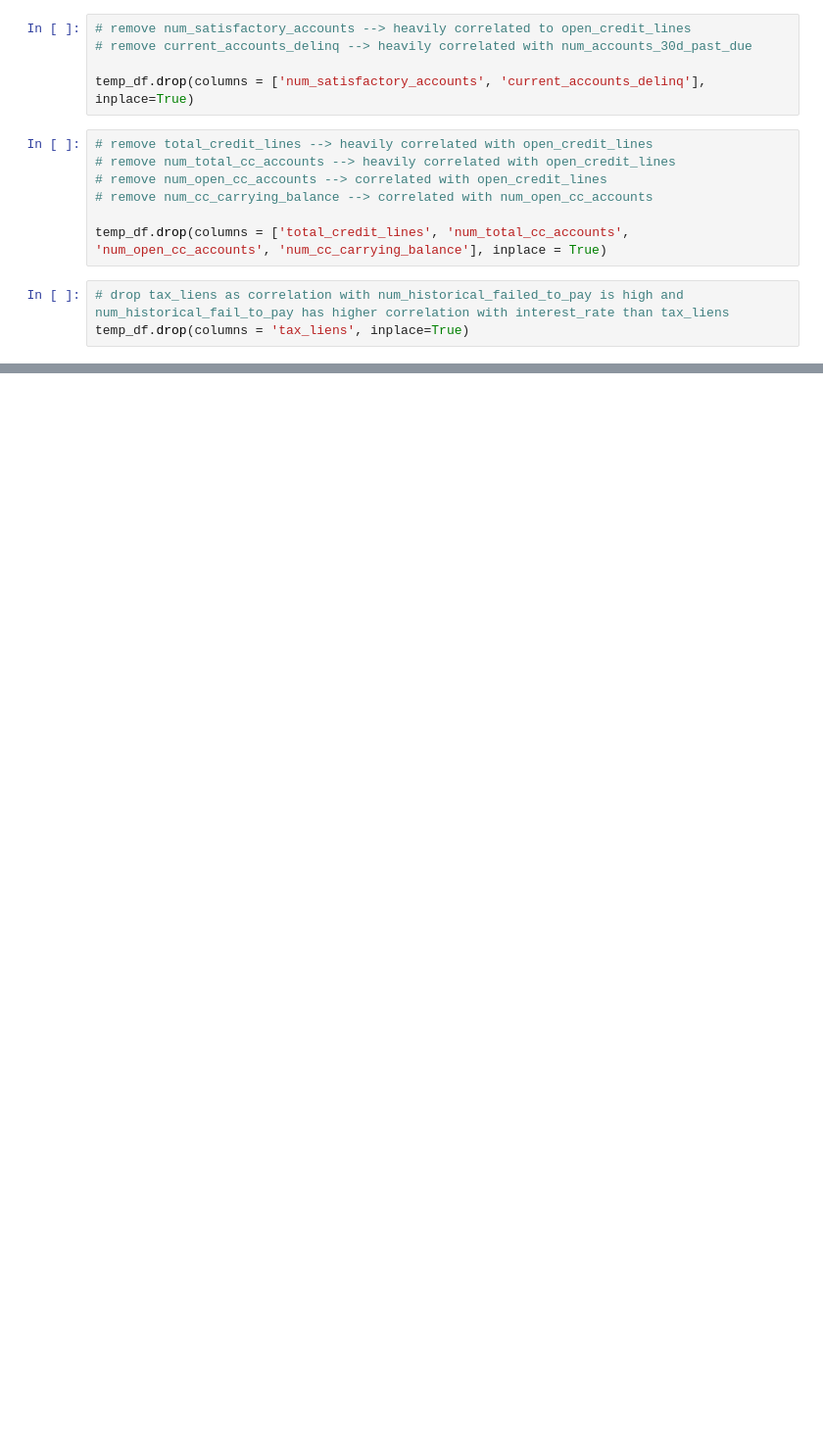
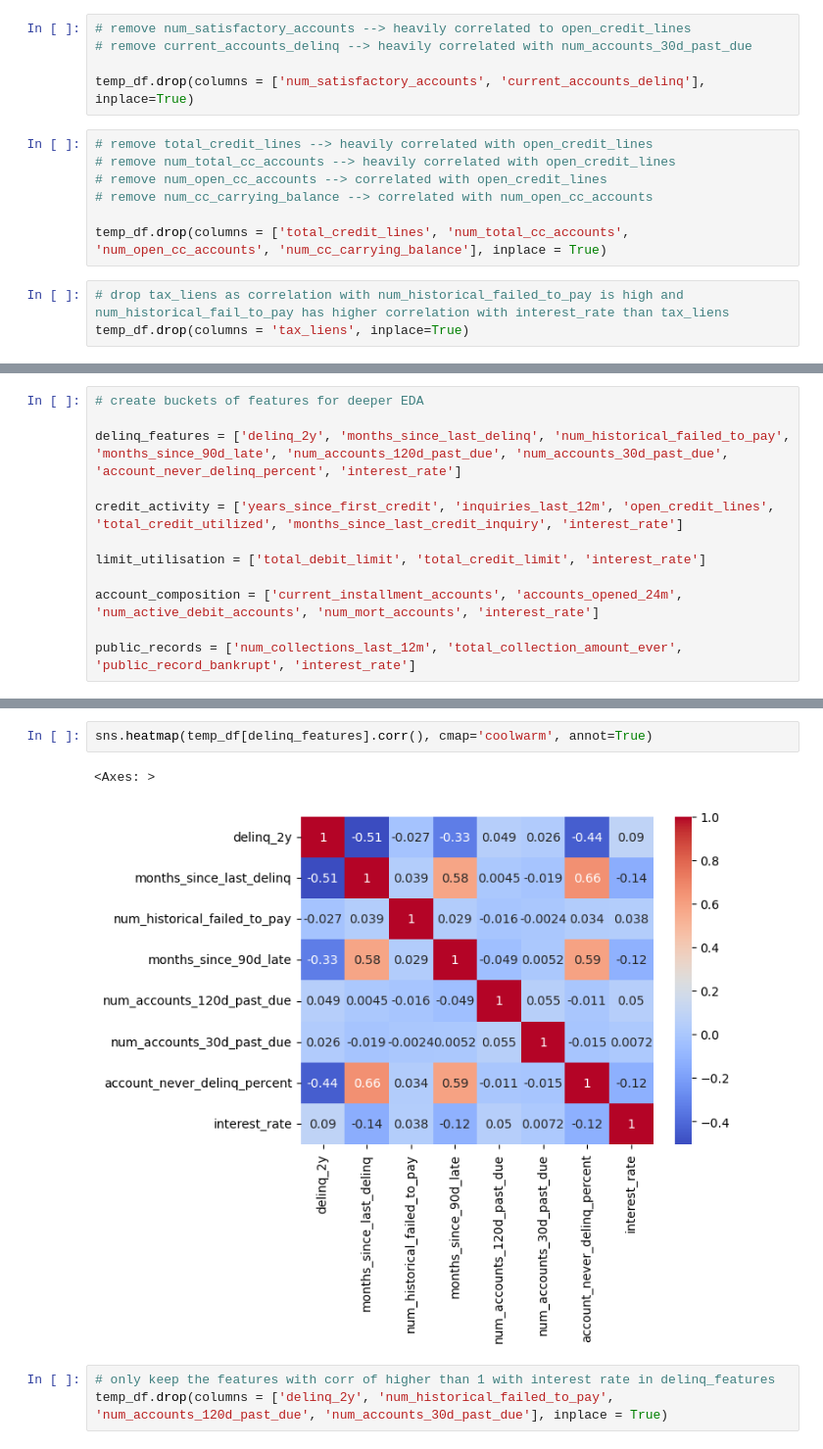
Before and after one commit to akshaypratap008/Linear-Regression-on-Lending-Club-Data, a Jupyter notebook: data_cleaning.ipynb, the cells around one changed output, grey strips where cells are left out. Shown at 98% size. Drawn from its saved outputs; the diff is of its cells as text; blank space fills up the shorter version.

```diff
--- a/data_cleaning.ipynb
+++ b/data_cleaning.ipynb
@@ -166,0 +318,12 @@ temp_df.corr()
+# %%
+# create buckets of features for deeper EDA
+
+delinq_features = ['delinq_2y', 'months_since_last_delinq', 'num_historical_failed_to_pay', 'months_since_90d_late', 'num_accounts_120d_past_due', 'num_accounts_30d_past_due', 'account_never_delinq_percent', 'interest_rate']
+
+credit_activity = ['years_since_first_credit', 'inquiries_last_12m', 'open_credit_lines', 'total_credit_utilized', 'months_since_last_credit_inquiry', 'interest_rate']
+
+limit_utilisation = ['total_debit_limit', 'total_credit_limit', 'interest_rate']
+
+account_composition = ['current_installment_accounts', 'accounts_opened_24m', 'num_active_debit_accounts', 'num_mort_accounts', 'interest_rate']
+
+public_records = ['num_collections_last_12m', 'total_collection_amount_ever', 'public_record_bankrupt', 'interest_rate']
@@ -166,0 +348,8 @@ temp_df.corr()
+# %%
+sns.heatmap(temp_df[delinq_features].corr(), cmap='coolwarm', annot=True)
+# %% [output]
+<Axes: >
+[figure, added]
+# %%
+# only keep the features with corr of higher than 1 with interest rate in delinq_features
+temp_df.drop(columns = ['delinq_2y', 'num_historical_failed_to_pay', 'num_accounts_120d_past_due', 'num_accounts_30d_past_due'], inplace = True)
```
Also changed, not shown: parts of 85 cells of this notebook, 1 other file.
